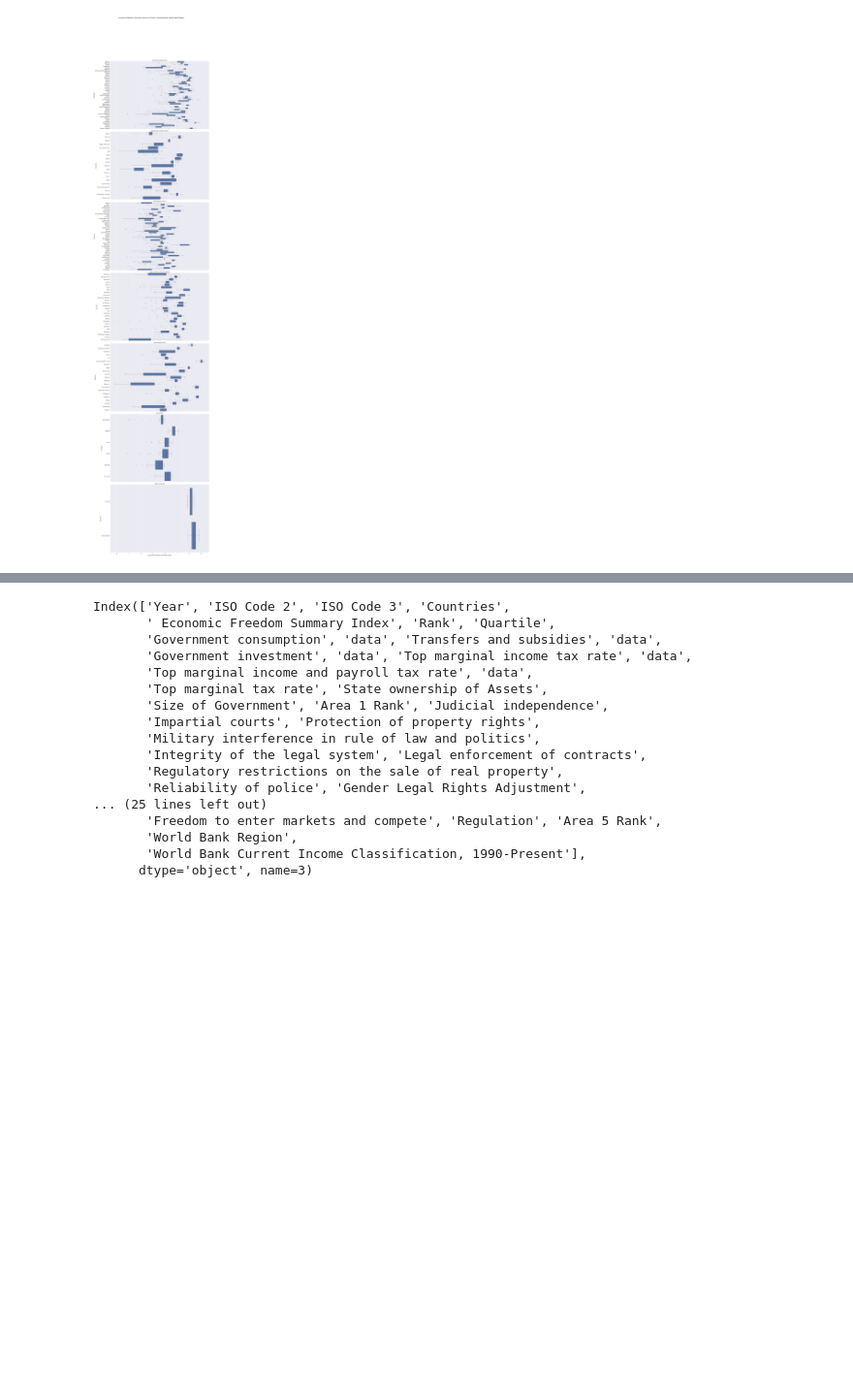
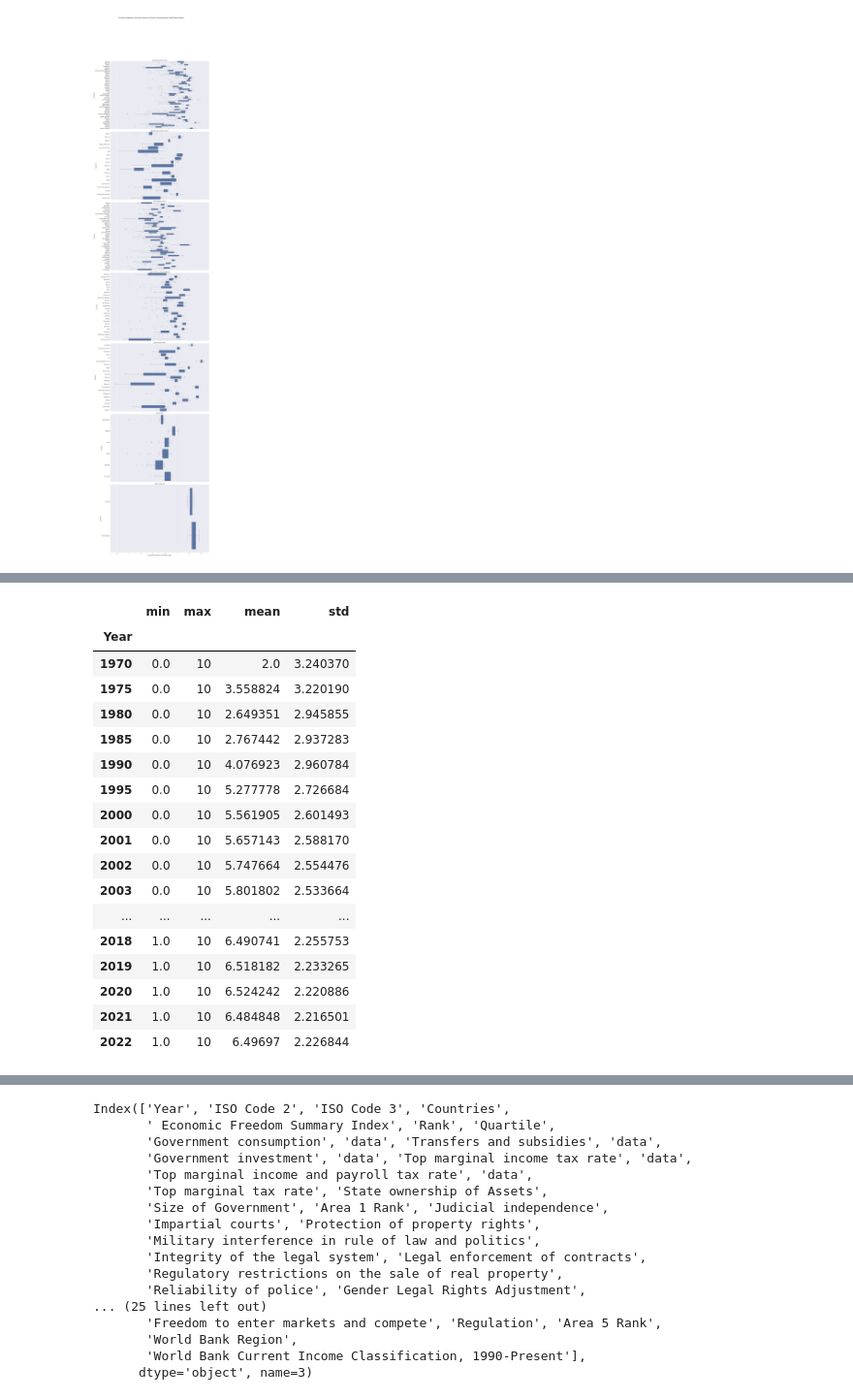
Before and after one commit to rblcoder/Analyzing-open-data, a Jupyter notebook: economicfreedom.ipynb, the cells around one changed output, grey strips where cells are left out. Shown at 97% size. Cells and saved outputs as stored; diff of their text form; code cells hidden in the pictures; blank space fills up the shorter version.

```diff
--- a/economicfreedom.ipynb
+++ b/economicfreedom.ipynb
@@ -161,0 +163,23 @@ plt.show()
+# %%
+# https://pandas.pydata.org/docs/reference/api/pandas.DataFrame.agg.html
+# https://pandas.pydata.org/pandas-docs/stable/user_guide/groupby.html#aggregation
+efw_data_2024.groupby(['Year'])['Top marginal tax rate'].agg(['min', 'max', 'mean', 'std'])
+# %% [output]
+|  | min | max | mean | std |
+| Year |  |  |  |  |
+| 1970 | 0.0 | 10 | 2.0 | 3.240370 |
+| 1975 | 0.0 | 10 | 3.558824 | 3.220190 |
+| 1980 | 0.0 | 10 | 2.649351 | 2.945855 |
+| 1985 | 0.0 | 10 | 2.767442 | 2.937283 |
+| 1990 | 0.0 | 10 | 4.076923 | 2.960784 |
+| 1995 | 0.0 | 10 | 5.277778 | 2.726684 |
+| 2000 | 0.0 | 10 | 5.561905 | 2.601493 |
+| 2001 | 0.0 | 10 | 5.657143 | 2.588170 |
+| 2002 | 0.0 | 10 | 5.747664 | 2.554476 |
+| 2003 | 0.0 | 10 | 5.801802 | 2.533664 |
+| ... | ... | ... | ... | ... |
+| 2018 | 1.0 | 10 | 6.490741 | 2.255753 |
+| 2019 | 1.0 | 10 | 6.518182 | 2.233265 |
+| 2020 | 1.0 | 10 | 6.524242 | 2.220886 |
+| 2021 | 1.0 | 10 | 6.484848 | 2.216501 |
+| 2022 | 1.0 | 10 | 6.49697 | 2.226844 |
```
Also changed, not shown: parts of 19 cells of this notebook.
